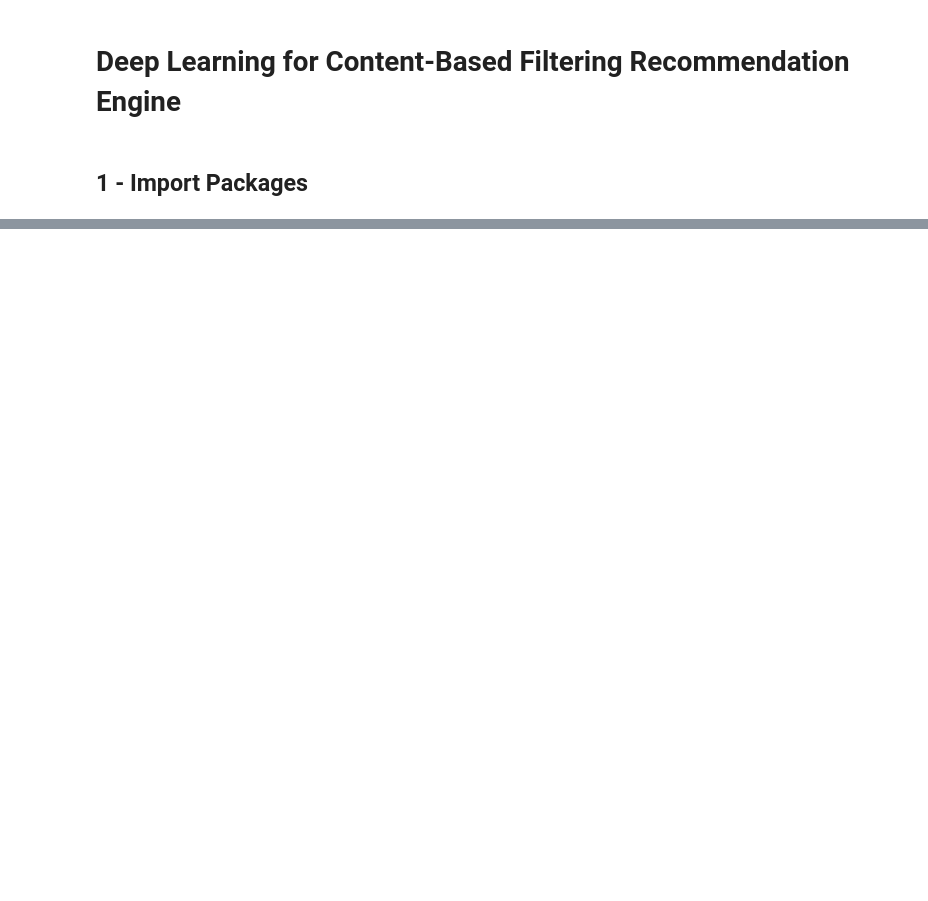
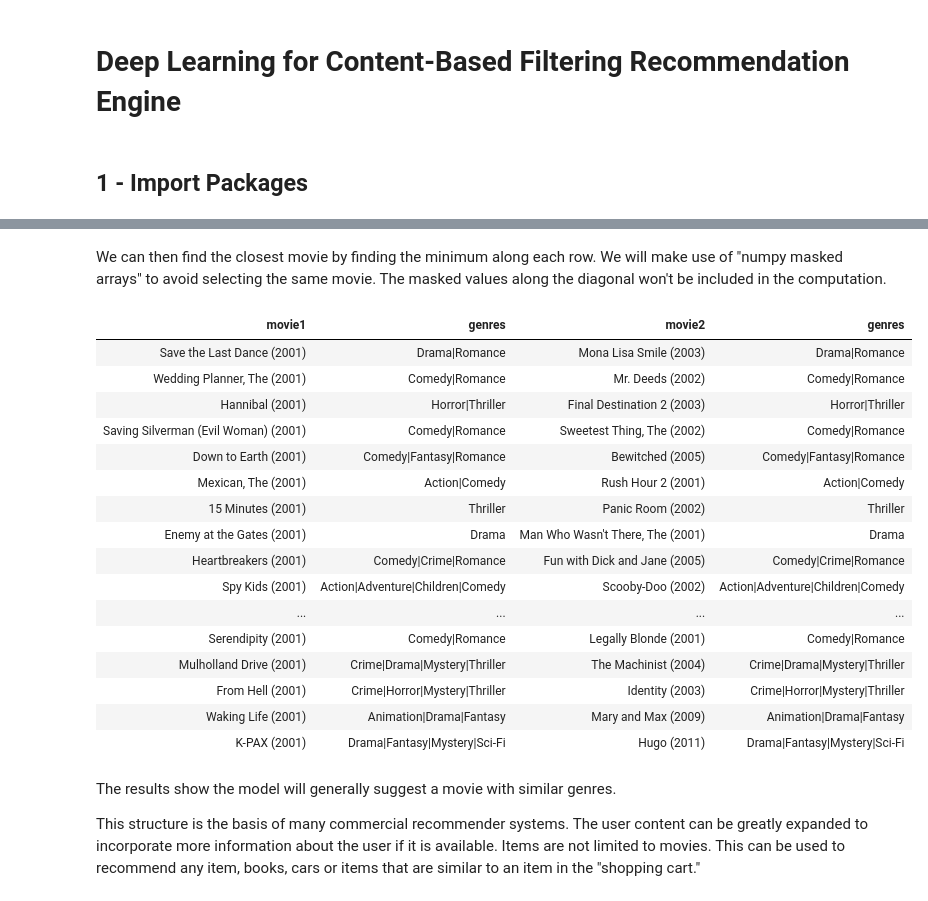
Before and after one commit to Wardlow-Labs/Deep-Learning-for-Content-Based-Filtering-Recommendation-Engine, a Jupyter notebook: Deep-Learning-for-Content-Based-Filtering-Recommendation-Engine.ipynb, the cells around one changed output, grey strips where cells are left out. Drawn from its saved outputs; the diff is of its cells as text; code cells hidden in the pictures; blank space fills up the shorter version.

```diff
--- a/Deep-Learning-for-Content-Based-Filtering-Recommendation-Engine.ipynb
+++ b/Deep-Learning-for-Content-Based-Filtering-Recommendation-Engine.ipynb
@@ -30,0 +101,2 @@ ModuleNotFoundError: No module named 'tensorflow'
+# %%
+pprint_train(item_train, item_features, ivs, i_s, maxcount=5, user=False)
@@ -30,0 +389,12 @@ ModuleNotFoundError: No module named 'tensorflow'
+# %%
+def sq_dist(a,b):
+    """
+    Returns the squared distance between two vectors
+    Args:
+      a (ndarray (n,)): vector with n features
+      b (ndarray (n,)): vector with n features
+    Returns:
+      d (float) : distance
+    """
+    d = sum(np.square(a-b))
+    return d
@@ -30,0 +414,6 @@ ModuleNotFoundError: No module named 'tensorflow'
+# %%
+input_item_m = tf.keras.layers.Input(shape=(num_item_features))    # input layer
+vm_m = item_NN(input_item_m)                                       # use the trained item_NN
+vm_m = tf.linalg.l2_normalize(vm_m, axis=1)                        # incorporate normalization as was done in the original model
+model_m = tf.keras.Model(input_item_m, vm_m)
+model_m.summary()
@@ -30,0 +439,4 @@ ModuleNotFoundError: No module named 'tensorflow'
+# %%
+scaled_item_vecs = scalerItem.transform(item_vecs)
+vms = model_m.predict(scaled_item_vecs[:,i_s:])
+print(f"size of all predicted movie feature vectors: {vms.shape}")
@@ -30,0 +451,45 @@ ModuleNotFoundError: No module named 'tensorflow'
+# %% [markdown]
+We can then find the closest movie by finding the minimum along each row. We will make use of "numpy masked arrays" to avoid selecting the same movie. The masked values along the diagonal won't be included in the computation.
+# %%
+count = 50  # number of movies to display
+dim = len(vms)
+dist = np.zeros((dim,dim))
+
+for i in range(dim):
+    for j in range(dim):
+        dist[i,j] = sq_dist(vms[i, :], vms[j, :])
+
+m_dist = ma.masked_array(dist, mask=np.identity(dist.shape[0]))  # mask the diagonal
+
+disp = [["movie1", "genres", "movie2", "genres"]]
+for i in range(count):
+    min_idx = np.argmin(m_dist[i])
+    movie1_id = int(item_vecs[i,0])
+    movie2_id = int(item_vecs[min_idx,0])
+    disp.append( [movie_dict[movie1_id]['title'], movie_dict[movie1_id]['genres'],
+                  movie_dict[movie2_id]['title'], movie_dict[movie1_id]['genres']]
+               )
+table = tabulate.tabulate(disp, tablefmt='html', headers="firstrow")
+table
+# %% [output]
+| movie1 | genres | movie2 | genres |
+| Save the Last Dance (2001) | Drama|Romance | Mona Lisa Smile (2003) | Drama|Romance |
+| Wedding Planner, The (2001) | Comedy|Romance | Mr. Deeds (2002) | Comedy|Romance |
+| Hannibal (2001) | Horror|Thriller | Final Destination 2 (2003) | Horror|Thriller |
+| Saving Silverman (Evil Woman) (2001) | Comedy|Romance | Sweetest Thing, The (2002) | Comedy|Romance |
+| Down to Earth (2001) | Comedy|Fantasy|Romance | Bewitched (2005) | Comedy|Fantasy|Romance |
+| Mexican, The (2001) | Action|Comedy | Rush Hour 2 (2001) | Action|Comedy |
+| 15 Minutes (2001) | Thriller | Panic Room (2002) | Thriller |
+| Enemy at the Gates (2001) | Drama | Man Who Wasn't There, The (2001) | Drama |
+| Heartbreakers (2001) | Comedy|Crime|Romance | Fun with Dick and Jane (2005) | Comedy|Crime|Romance |
+| Spy Kids (2001) | Action|Adventure|Children|Comedy | Scooby-Doo (2002) | Action|Adventure|Children|Comedy |
+| ... | ... | ... | ... |
+| Serendipity (2001) | Comedy|Romance | Legally Blonde (2001) | Comedy|Romance |
+| Mulholland Drive (2001) | Crime|Drama|Mystery|Thriller | The Machinist (2004) | Crime|Drama|Mystery|Thriller |
+| From Hell (2001) | Crime|Horror|Mystery|Thriller | Identity (2003) | Crime|Horror|Mystery|Thriller |
+| Waking Life (2001) | Animation|Drama|Fantasy | Mary and Max (2009) | Animation|Drama|Fantasy |
+| K-PAX (2001) | Drama|Fantasy|Mystery|Sci-Fi | Hugo (2011) | Drama|Fantasy|Mystery|Sci-Fi |
+# %% [markdown]
+The results show the model will generally suggest a movie with similar genres.
+
+This structure is the basis of many commercial recommender systems. The user content can be greatly expanded to incorporate more information about the user if it is available. Items are not limited to movies. This can be used to recommend any item, books, cars or items that are similar to an item in the "shopping cart."
```
Also changed, not shown: parts of 44 cells of this notebook.
